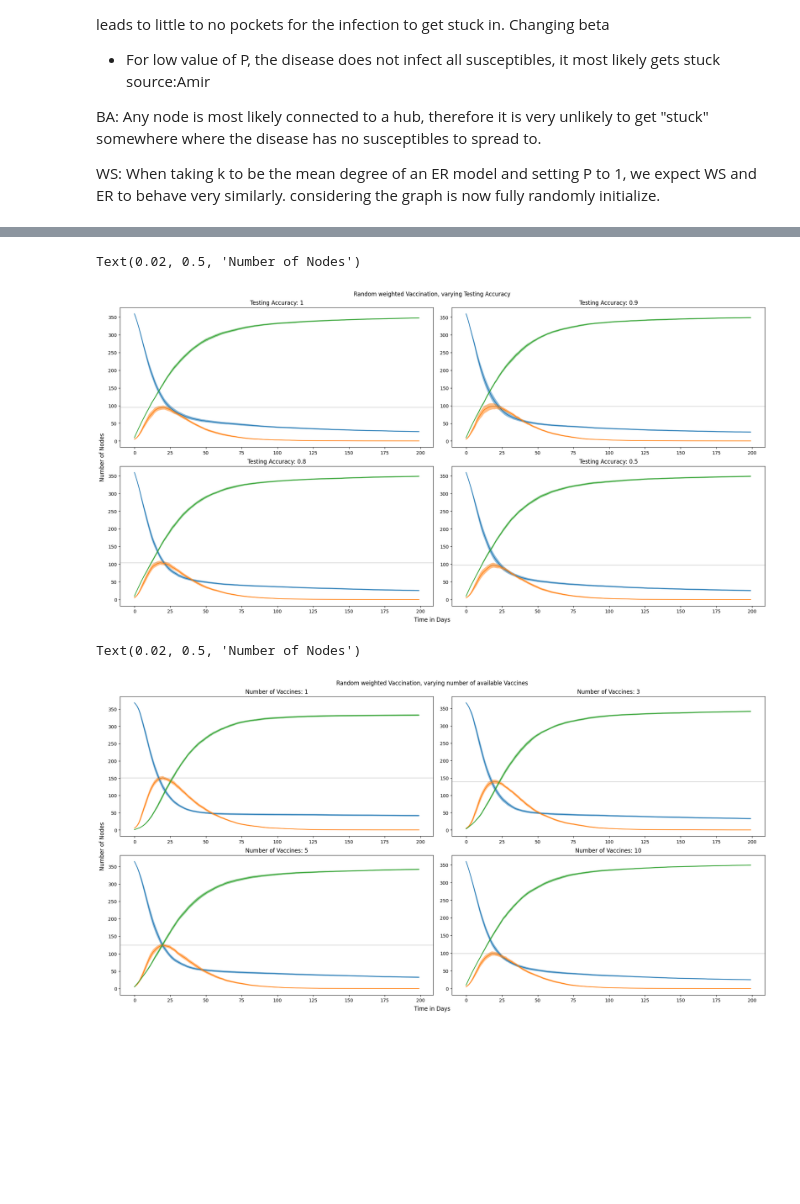
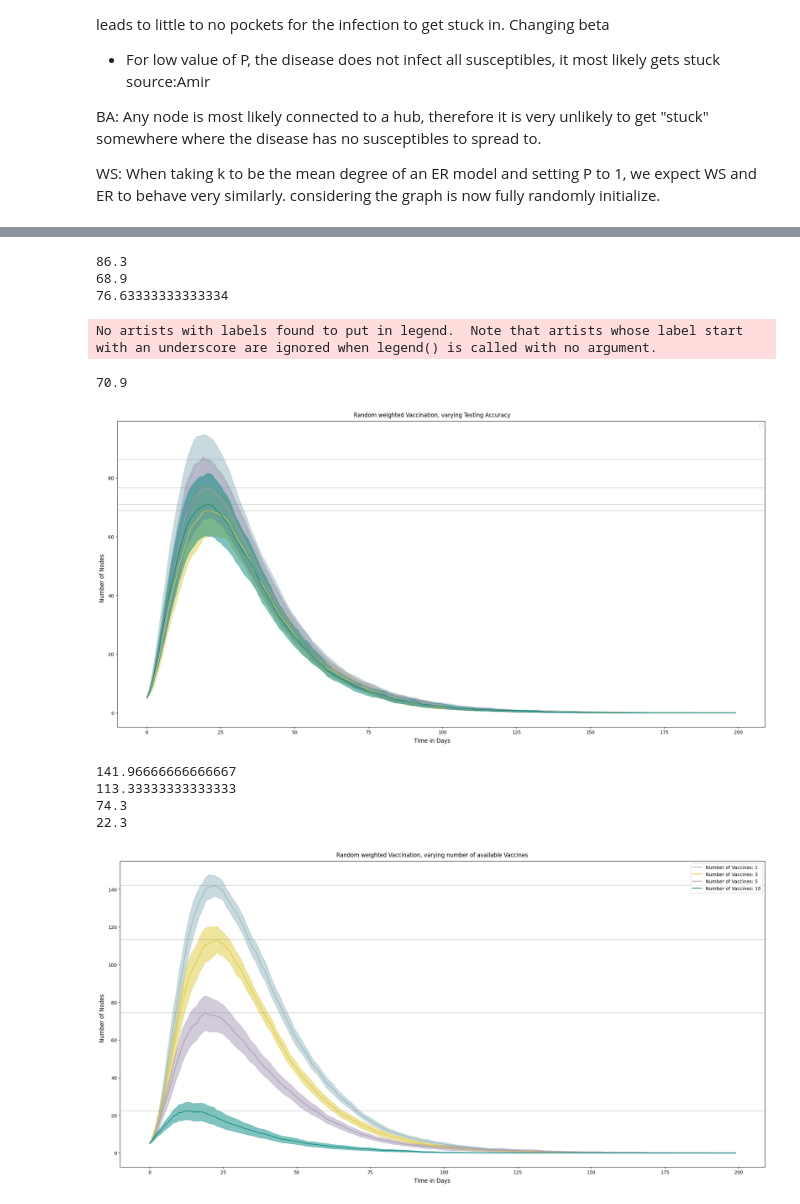
Before and after one commit to AmirSahrani/IntroCompAssignment2_fresh, a Jupyter notebook: Assignment2.ipynb, the cells around one changed output, grey strips where cells are left out. Saved outputs shown, nothing was run; the diff lists cells and outputs as text; code cells hidden in the pictures; blank space fills up the shorter version.

Commit message:
Bug fixes and prettier plots

```diff
--- a/Assignment2.ipynb
+++ b/Assignment2.ipynb
@@ -35,11 +35,11 @@ from ndlib.utils import multi_runs
 \frac{dR}{dt} &= \gamma I- \mu R.
 \end{align}
 # %%
-# beta_df = pd.read_csv("data/finalbeta.csv")
-# gamma_df = pd.read_csv("data/finalgamma.csv")
-# mu_df = pd.read_csv("data/finalmu.csv")
+beta_df = pd.read_csv("data/finalbeta.csv")
+gamma_df = pd.read_csv("data/finalgamma.csv")
+mu_df = pd.read_csv("data/finalmu.csv")
 N_df = pd.read_csv("data/finalN.csv")
-# gamma_N_df = pd.read_csv("data/finalgamma_N.csv")
+gamma_N_df = pd.read_csv("data/finalgamma_N.csv")
 
 # !!THIS WILL DOWNLOAD ABOUT 500MB OF DATA, THIS IS HERE IN CASE SOMEONE WANTS TO RUN THE CODE THEMSELVES. FETCHING AND READING IN THE DATA SHOULD NOT TAKE MORE THAN ABOUT 3 MINUTES!!
 
@@ -793,3 +811,14 @@ def plot_data(data, ax, percentile=90, title=False, individual=True):
 #     ## Visualizing
 #     visual = DiffusionTrend(model, trends)
 #     return visual.plot(percentile=95)
+# %%
+for i, graph in enumerate(graphs):
+    plt.subplot(2, 3, i + 1)
+    degrees = [degree for node, degree in graph.degree()]
+    plt.hist(degrees, bins=range(1, max(degrees) + 2), density=True, alpha=0.7)
+    plt.title(f'Graph {i + 1}')
+    plt.xlabel('Degree')
+    plt.ylabel('Probability')
+
+plt.tight_layout()
+plt.show()
@@ -1038,66 +1070,73 @@ kwargs = {
     "tests": 200,
     "testIter": 10,
     "accuracy": 1,
-    "vaccines": 10,
+    "vaccines": 5,
     "infected": 5,
     "beta": 1/10,
     "gamma": 1/20,
-    "vaccination_strat": random_weighted_vaccination,
+    "vaccination_strat": centrality_vaccination,
     "testing_strat": centrality_testing,
 }
 np.random.seed(123)
 runs=30
-fig,ax = plt.subplots(2,2, figsize=(20,10), layout="constrained")
+fig,ax = plt.subplots(1,1, figsize=(20,10), layout="constrained")
 
-ax = ax.ravel()
+# ax = ax.ravel()
 for i,accuracy in [(0,1),(1,0.9),(2,0.8),(3,.5)]:
     kwargs["accuracy"] = accuracy
     sim = Simulation(**kwargs)
     sim.setup_model()
     random_data = sim.run(runs)
 
-    plot_data(random_data, ax[i], 90, f"Testing Accuracy: {accuracy}", individual=False)
-
+    stackedplot_data(random_data, ax, 90, f"Testing Accuracy: {accuracy}", individual=False, color = i)
+ax.legend(loc="best")
 fig.suptitle("Random weighted Vaccination, varying Testing Accuracy")
 fig.supxlabel("Time in Days")
 fig.supylabel("Number of Nodes")
 fig.savefig("accuracy")
 # %% [output]
-Text(0.02, 0.5, 'Number of Nodes')
+86.3
+68.9
+76.63333333333334
+No artists with labels found to put in legend.  Note that artists whose label start with an underscore are ignored when legend() is called with no argument.
+70.9
-[figure, old version]
+[figure, new version]
 # %%
 kwargs = {
     "graph": graph_part2,
     "iterations": 200,
     "tests": 200,
     "testIter": 10,
     "accuracy": 1,
     "vaccines": 10,
     "infected": 5,
     "beta": 1/10,
     "gamma": 1/20,
-    "vaccination_strat": random_weighted_vaccination,
+    "vaccination_strat": centrality_vaccination,
     "testing_strat": centrality_testing,
 }
 np.random.seed(123)
 runs = 30
-fig,ax = plt.subplots(2,2, figsize=(20,10), layout="constrained")
+fig,ax = plt.subplots(1,1, figsize=(20,10), layout="constrained")
 
-ax = ax.ravel()
 for i,vaccines in [(0,1),(1,3),(2,5),(3,10)]:
     kwargs["vaccines"] =vaccines
     sim = Simulation(**kwargs)
     sim.setup_model()
     random_data = sim.run(runs)
 
-    plot_data(random_data, ax[i], 90, f"Number of Vaccines: {vaccines}", individual=False)
+    stackedplot_data(random_data, ax, 0, f"Number of Vaccines: {vaccines}", individual=False, color=i)
+ax.legend(loc="best")
 fig.suptitle("Random weighted Vaccination, varying number of available Vaccines")
 fig.supxlabel("Time in Days")
 fig.supylabel("Number of Nodes")
 fig.savefig("Vaccines")
 # %% [output]
-Text(0.02, 0.5, 'Number of Nodes')
+141.96666666666667
+113.33333333333333
+74.3
+22.3
-[figure, old version]
+[figure, new version]
 # %%
 degrees = {}
 for node,degree in graph_part2.degree:
```
Also changed, not shown: parts of 6 cells of this notebook.
